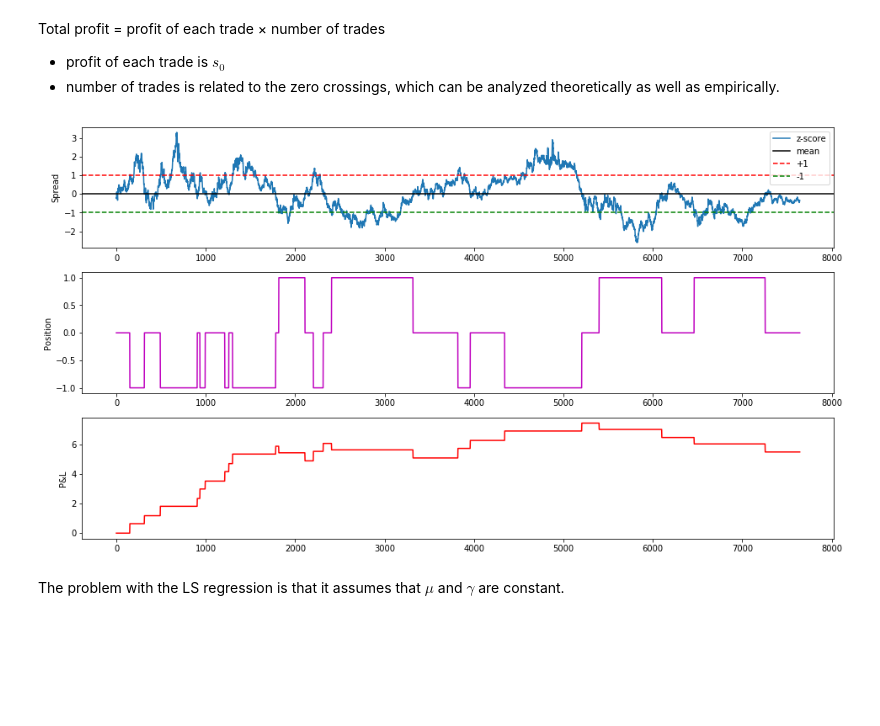
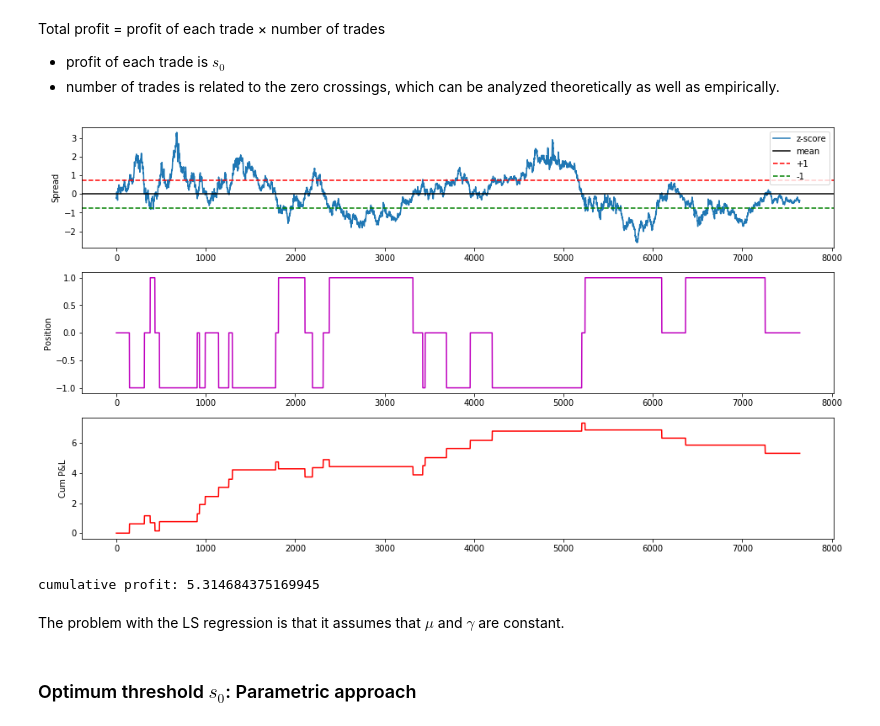
Before and after one commit to thtang/Pair-trading, a Jupyter notebook: src/pair selection.ipynb, the cells around one changed output. Drawn from its saved outputs; the diff is of its cells as text; code cells hidden in the pictures; blank space fills up the shorter version.

```diff
--- a/src/pair selection.ipynb
+++ b/src/pair selection.ipynb
@@ -185,52 +186,62 @@ Total profit = profit of each trade × number of trades
 * profit of each trade is $s_0$
 * number of trades is related to the zero crossings, which can be analyzed theoretically as well as empirically.
 # %%
-s0 = 1
+S = np.arange(0.0, 3.0, 0.001)
+prob = 1-norm.cdf(S, scale=1)
+total_profit = S*len(prices_df["EUR"])*(1-norm.cdf(S)) # use standard normal
+s0 = S[np.argmax(total_profit)]
+
 spread = -prices_df["EUR"] + prices_df["AUD"]*gamma
 profit = [0]*len(z_zscore)
 cum_profit = 0
 position = [0]*len(z_zscore)
 cur_pos = 0
 for i in range(1, len(z_zscore)):
 
     if z_zscore[i]<-s0 and cur_pos==0:
         # buy spread
         cum_profit += spread[i]
         cur_pos = 1
     if z_zscore[i]>s0 and cur_pos==0:
         # short-sell spread
         cum_profit -= spread[i]
         cur_pos = -1
     if z_zscore[i]*z_zscore[i-1]<0 and cur_pos==-1: # zero-crossing
         cum_profit -= spread[i]
         cur_pos = 0
     if z_zscore[i]*z_zscore[i-1]<0 and cur_pos==1:
         cum_profit += spread[i]
         cur_pos = 0
 
 
     profit[i] = cum_profit
     position[i] = cur_pos
+
+plt.figure(figsize=(16,9))
+plt.subplot(3,1,1)
+z_zscore = zscore(z)
+plt.plot(zscore(z))
+plt.axhline(zscore(z).mean(), color="black")
+plt.axhline(s0, color="red", linestyle="--")
+plt.axhline(-s0, color="green", linestyle="--")
+plt.legend(["z-score", "mean", "+1", "-1"])
+plt.ylabel("Spread")
+
+plt.subplot(3,1,2)
+plt.plot(position, "m")
+plt.ylabel("Position")
+
+plt.subplot(3,1,3)
+plt.plot(profit, "r")
+plt.ylabel("Cum P&L")
+plt.show()
+# %% [output]
+[figure, added]
-# %%
-plt.figure(figsize=(16,9))
-plt.subplot(3,1,1)
-z_zscore = zscore(z)
-plt.plot(zscore(z))
-plt.axhline(zscore(z).mean(), color="black")
-plt.axhline(1.0, color="red", linestyle="--")
-plt.axhline(-1.0, color="green", linestyle="--")
-plt.legend(["z-score", "mean", "+1", "-1"])
-plt.ylabel("Spread")
-
-plt.subplot(3,1,2)
-plt.plot(position, "m")
-plt.ylabel("Position")
-
-plt.subplot(3,1,3)
-plt.plot(profit, "r")
-plt.ylabel("Cum P&L")
-plt.show()
-# %% [output]
-[figure, removed]
+# %%
+print("cumulative profit:", cum_profit)
+# %% [output]
+cumulative profit: 5.314684375169945
 # %% [markdown]
 The problem with the LS regression is that it assumes that $\mu$ and $\gamma$ are constant.
+# %% [markdown]
+### Optimum threshold $s_0$: Parametric approach
```
Also changed, not shown: parts of 11 cells of this notebook.
